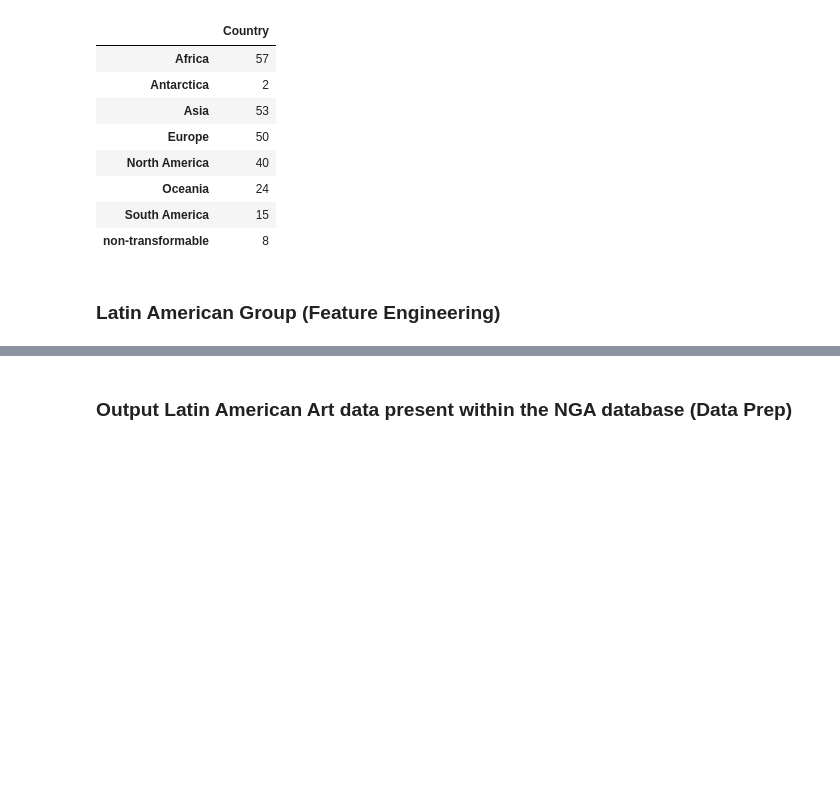
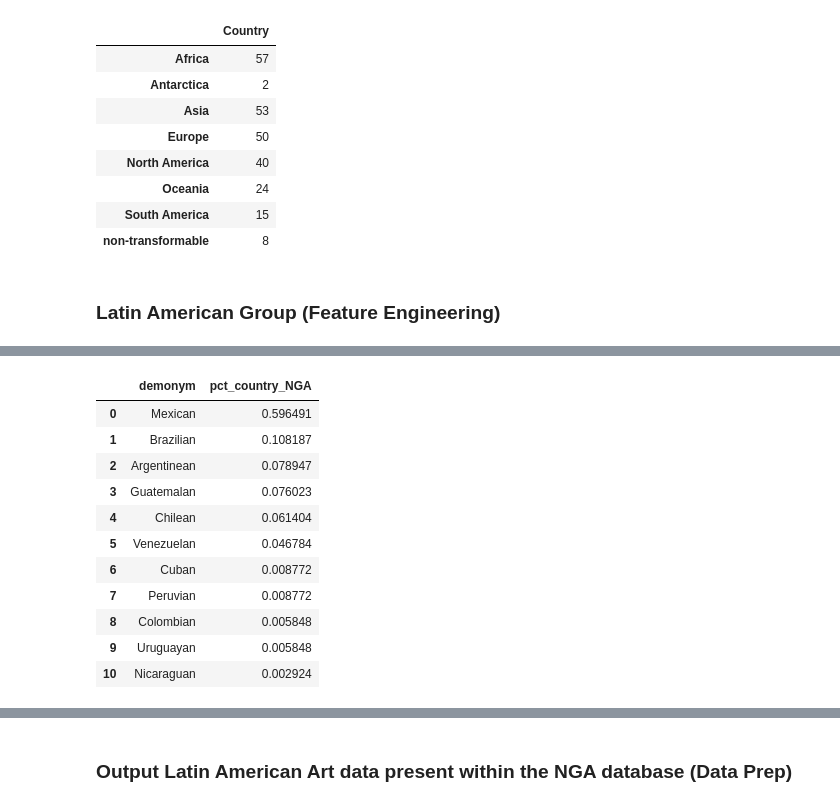
Before and after one commit to Bryan-Az/Art_and_Ai, a Jupyter notebook: notebooks/data_prep/feature_engineering/extract_LaArt.ipynb, the cells around one changed output, grey strips where cells are left out. Drawn from its saved outputs; the diff is of its cells as text; code cells hidden in the pictures; blank space fills up the shorter version.

```diff
--- a/notebooks/data_prep/feature_engineering/extract_LaArt.ipynb
+++ b/notebooks/data_prep/feature_engineering/extract_LaArt.ipynb
@@ -6,0 +17,3 @@ import matplotlib
+# %%
+# I need to import a copy of the constituents 'nationality' column from the latin_art.csv dataset
+constituent_nationalities = pd.read_csv('../../../data_samples/LaArt/constituents_nationalities.csv')
@@ -70 +96,3 @@ latins.head()
+# %%
+la_artist_origin = constituent_nationalities.value_counts(normalize=True)
 # %%
@@ -72,2 +100,17 @@ artist_origin.index = [x[0] for x in list(artist_origin.index)]
+# %%
+la_artist_origin
+# %% [output]
+|  | demonym | pct_country_NGA |
+| 0 | Mexican | 0.596491 |
+| 1 | Brazilian | 0.108187 |
+| 2 | Argentinean | 0.078947 |
+| 3 | Guatemalan | 0.076023 |
+| 4 | Chilean | 0.061404 |
+| 5 | Venezuelan | 0.046784 |
+| 6 | Cuban | 0.008772 |
+| 7 | Peruvian | 0.008772 |
+| 8 | Colombian | 0.005848 |
+| 9 | Uruguayan | 0.005848 |
+| 10 | Nicaraguan | 0.002924 |
 # %%
 latins['demonym'] = ['Argentinean', 'Belizean', 'Bolivian', 'Brazilian', 'Chilean', 'Colombian', 'Costa Rican', 'Cuban', 'Dominican', 'Ecuadorian', 'Falkland Islander', 'Guatemalan', 'Guianese', 'Guyanese', 'Honduran', 'Haitian', 'Jamaican', 'Saint Lucian', 'Mexican', 'Nicaraguan', 'Panamanian', 'Peruvian', 'Paraguayan', 'South Georgian', 'Salvadoran', 'Surinamese', 'Uruguayan', 'Venezuelan']
```
Also changed, not shown: parts of 22 cells of this notebook, 9 other files.
